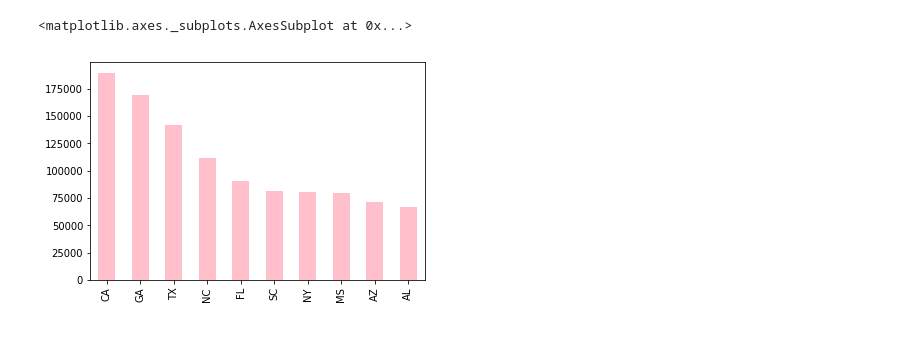
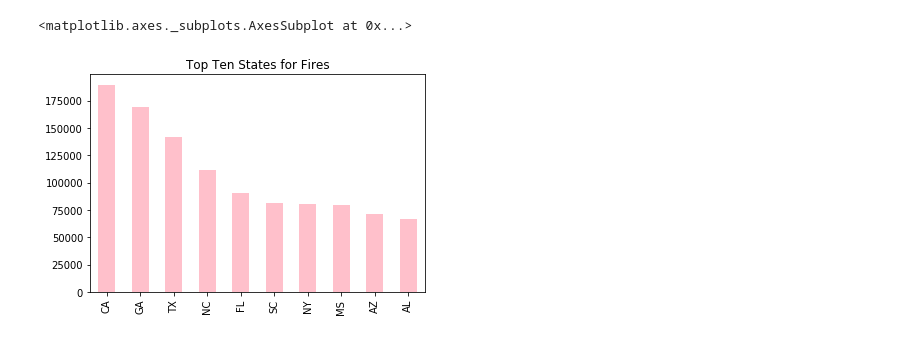
Before and after one commit to SidBambah/Wildfire-Prediction-Visualization-ML, a Jupyter notebook: notebooks/Wildfire Exploratory Analysis.ipynb, the cells around one changed output. Drawn from its saved outputs; the diff is of its cells as text; code cells hidden in the pictures.

```diff
--- a/notebooks/Wildfire Exploratory Analysis.ipynb
+++ b/notebooks/Wildfire Exploratory Analysis.ipynb
@@ -31,8 +35,8 @@ df_arson['DAY_OF_WEEK'].value_counts().plot(kind='bar',color='purple')
 # %%
-firesDF['STATE'].value_counts().head(n=10).plot(kind='bar',color='pink')
+firesDF['STATE'].value_counts().head(n=10).plot(kind='bar',color='pink',title="Top Ten States for Fires")
 # %% [output]
 <matplotlib.axes._subplots.AxesSubplot at 0x...>
-[figure, old version]
+[figure, new version]
 # %%
 df_NY = firesDF[firesDF['STATE']=='NY']
 df_CA = firesDF[firesDF['STATE']=='CA']
```
Also changed, not shown: parts of 13 cells of this notebook, 4 other files.
